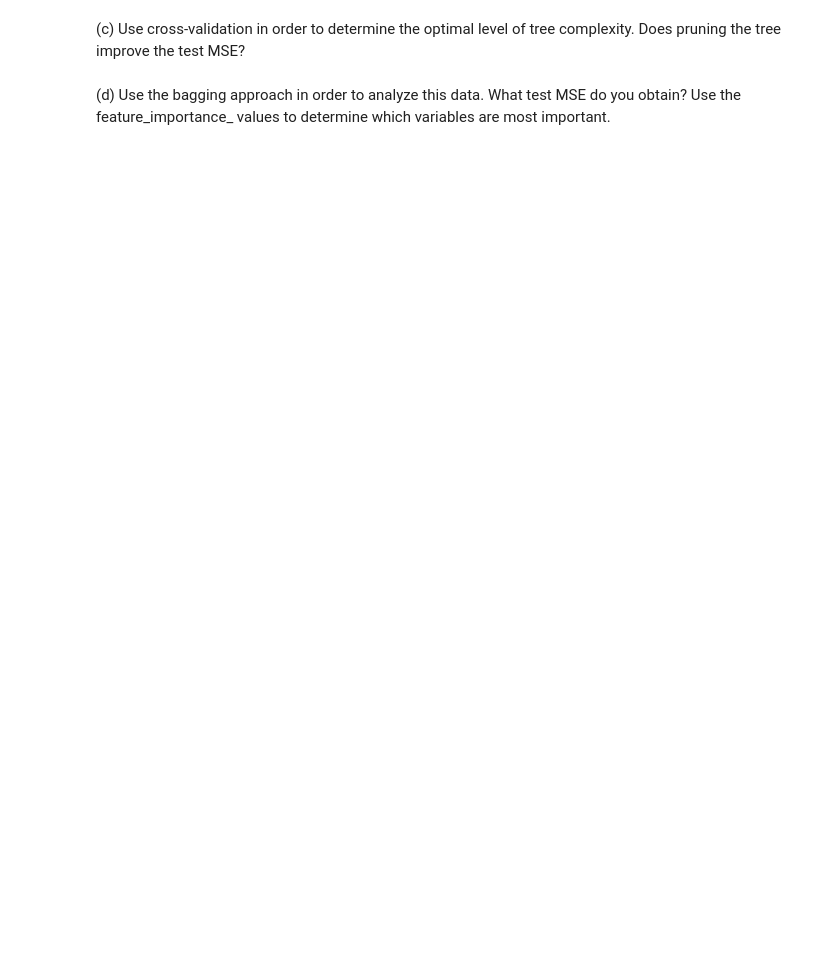
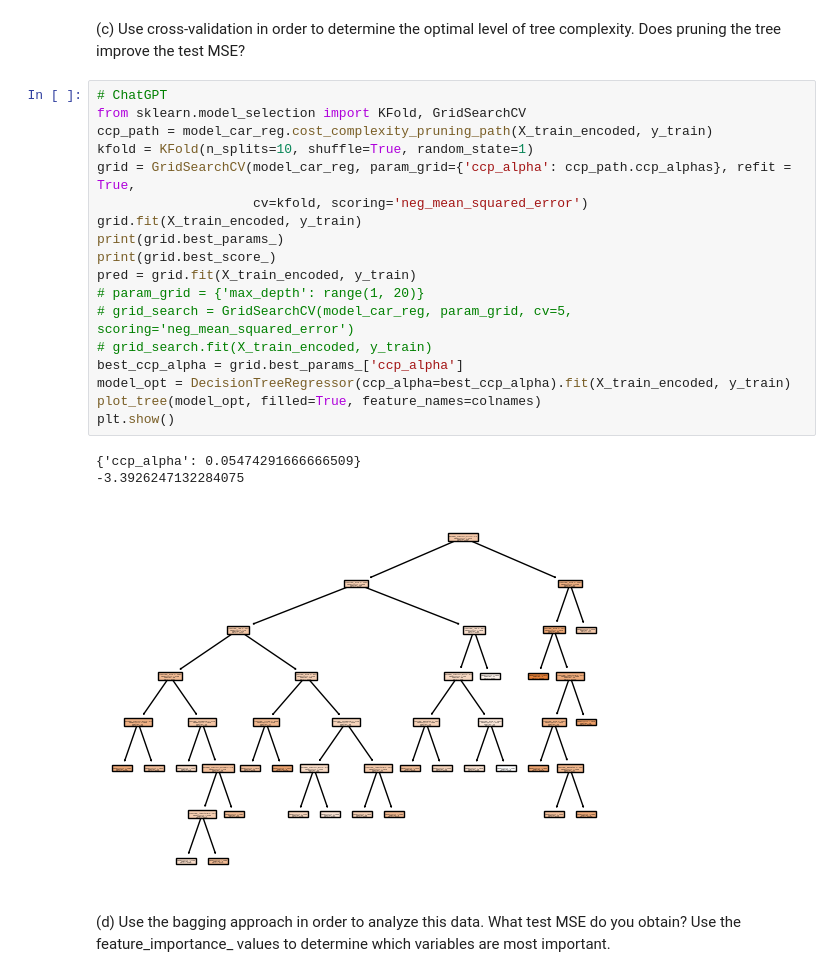
Before and after one commit to BU-MSSP-Classroom/MA679_Spring2024_07_tree_ensemble-MrD1022, a Jupyter notebook: Ch08_TreeEnsemble_Python.ipynb, the cells around one changed output. Cells and saved outputs as stored; diff of their text form; blank space fills up the shorter version.

```diff
--- a/Ch08_TreeEnsemble_Python.ipynb
+++ b/Ch08_TreeEnsemble_Python.ipynb
@@ -224,5 +245,27 @@ X_train, X_test, y_train, y_test = train_test_split(X, y, test_size=0.2, random_
 # %% [markdown]
 (c) Use cross-validation in order to determine the optimal level of tree complexity. Does pruning the tree improve the test MSE?
+# %%
+# ChatGPT
+from sklearn.model_selection import KFold, GridSearchCV
+ccp_path = model_car_reg.cost_complexity_pruning_path(X_train_encoded, y_train)
+kfold = KFold(n_splits=10, shuffle=True, random_state=1)
+grid = GridSearchCV(model_car_reg, param_grid={'ccp_alpha': ccp_path.ccp_alphas}, refit = True,
+                    cv=kfold, scoring='neg_mean_squared_error')
+grid.fit(X_train_encoded, y_train)
+print(grid.best_params_)
+print(grid.best_score_)
+pred = grid.fit(X_train_encoded, y_train)
+# param_grid = {'max_depth': range(1, 20)}
+# grid_search = GridSearchCV(model_car_reg, param_grid, cv=5, scoring='neg_mean_squared_error')
+# grid_search.fit(X_train_encoded, y_train)
+best_ccp_alpha = grid.best_params_['ccp_alpha']
+model_opt = DecisionTreeRegressor(ccp_alpha=best_ccp_alpha).fit(X_train_encoded, y_train)
+plot_tree(model_opt, filled=True, feature_names=colnames)
+plt.show()
+# %% [output]
+{'ccp_alpha': 0.05474291666666509}
+-3.3926247132284075
+[figure, added]
 # %% [markdown]
 (d) Use the bagging approach in order to analyze this data. What
 test MSE do you obtain? Use the feature_importance_ values to
```
Also changed, not shown: parts of 4 cells of this notebook.
